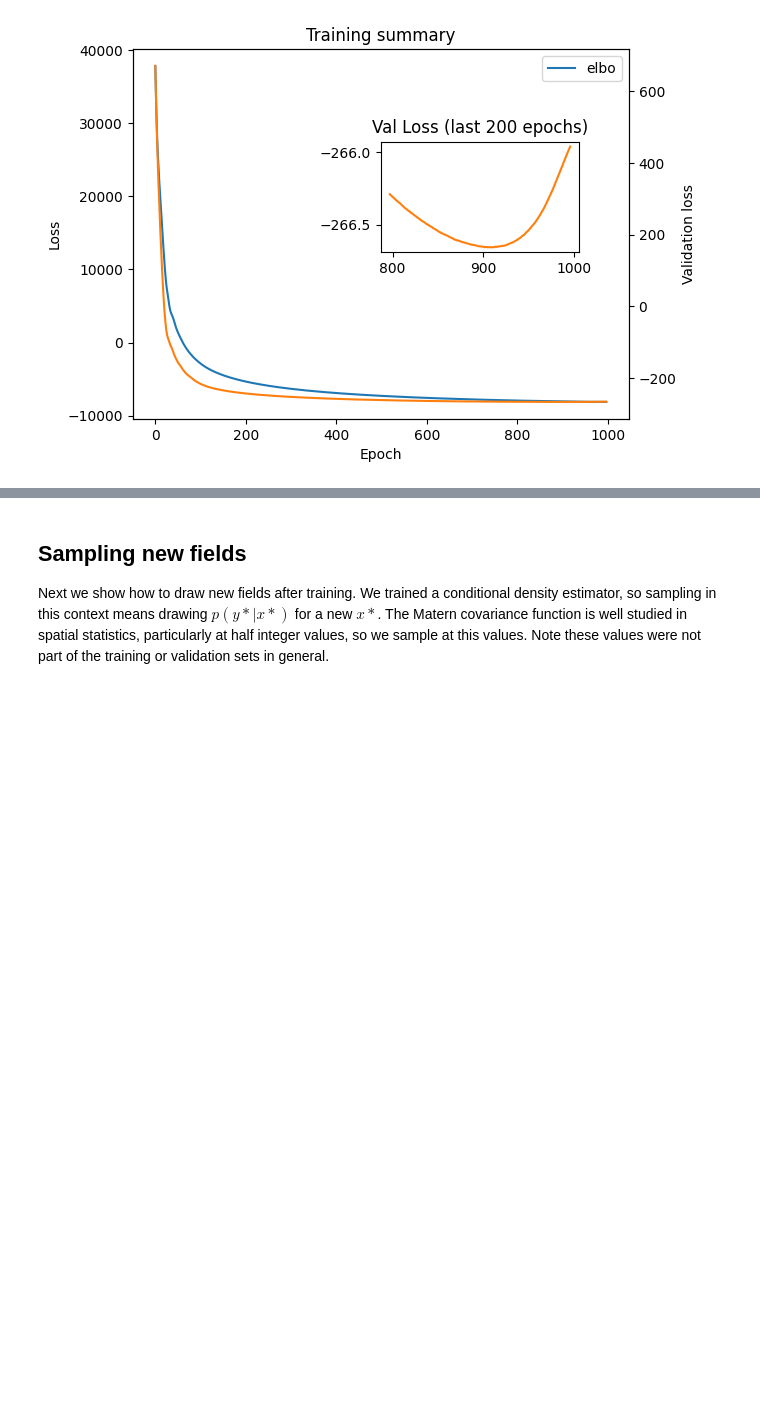
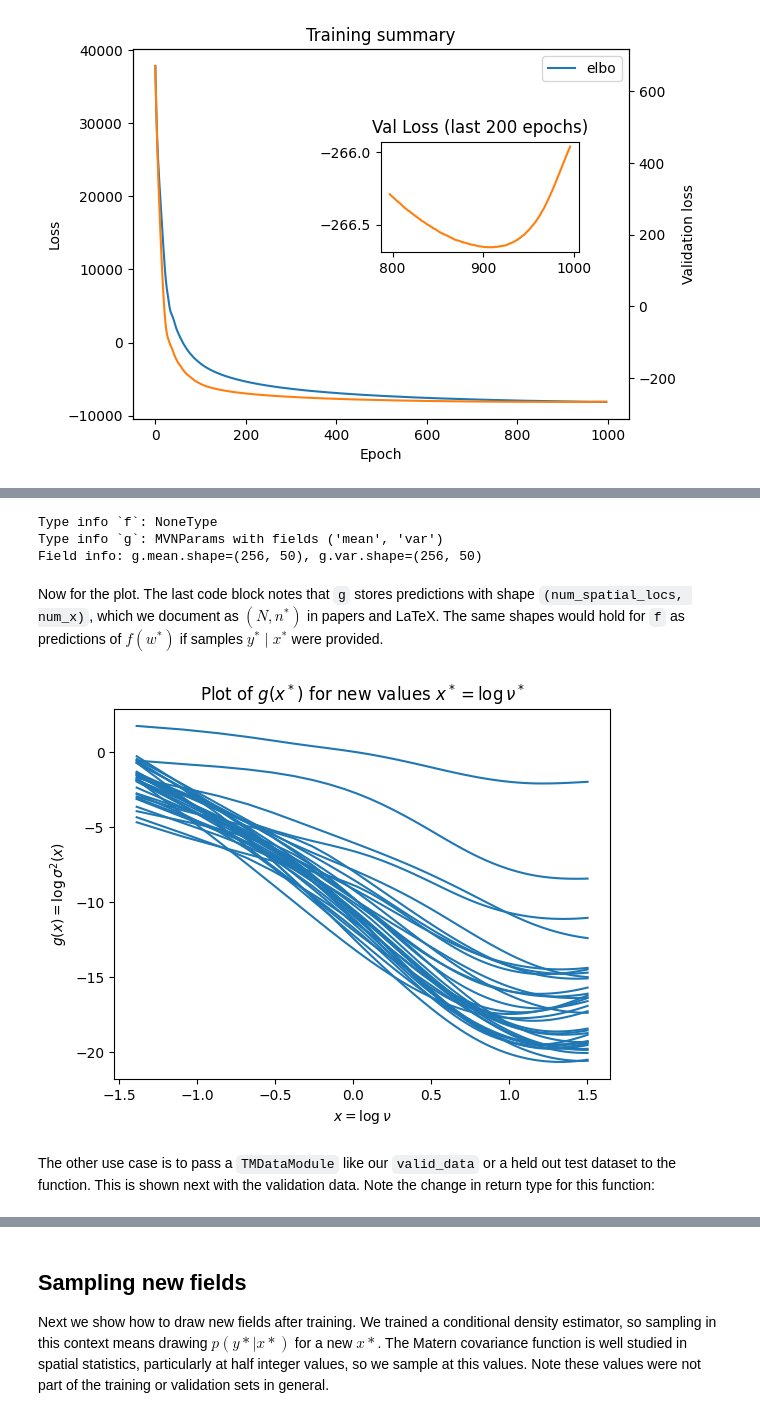
Before and after one commit to katzfuss-group/batram-cov, a Jupyter notebook: notebooks/getting-started.ipynb, the cells around one changed output, grey strips where cells are left out. Drawn from its saved outputs; the diff is of its cells as text; code cells hidden in the pictures; blank space fills up the shorter version.

```diff
--- a/notebooks/getting-started.ipynb
+++ b/notebooks/getting-started.ipynb
@@ -315,0 +328,40 @@ plt.show()
+# %%
+xs = np.log(np.linspace(0.25, 4.5)).reshape(-1, 1)
+
+# NOTE: The return type here is a tuple of 'MVNParam | None, MVNParam'.
+# The 'NoneType' arises when we do not supply y values to the function.
+# Calls to this function must pass by name (x=xs) because it dispatches
+# to multiple internal functions for this behavior. The NoneType we assert
+# for f confirms that we do not receive data for `f` when no response/y value
+# was provided here.
+f, g = model.predict_fs_and_gs(x=xs)
+
+# Assert statements are useful for confirming types (to a language server).
+# We can explicitly print them also:
+assert f is None, f"{type(f).__name__}"
+print(f"Type info `f`: {type(f).__name__}")
+
+# Now info for g: Note that f and g store data in (num_spatial_locs, num_x).
+print(f"Type info `g`: {type(g).__name__} with fields {g._fields}")
+print(f"Field info: {g.mean.shape=}, {g.var.shape=}")
+# %% [output]
+Type info `f`: NoneType
+Type info `g`: MVNParams with fields ('mean', 'var')
+Field info: g.mean.shape=(256, 50), g.var.shape=(256, 50)
+# %% [markdown]
+Now for the plot. The last code block notes that `g` stores predictions
+with shape `(num_spatial_locs, num_x)`, which we document as $(N, n^*)$
+in papers and LaTeX. The same shapes would hold for `f` as predictions
+of $f(w^*)$ if samples $y^* \mid x^*$ were provided.
+# %%
+plt.plot(xs.squeeze(), g.mean[::8].T, 'C0')
+plt.title(r"Plot of $g(x^*)$ for new values $x^* = \log \nu^*$")
+plt.xlabel(r"$x = \log \nu$")
+plt.ylabel(r"$g(x) = \log \sigma^2(x)$")
+plt.show()
+# %% [output]
+[figure, added]
+# %% [markdown]
+The other use case is to pass a `TMDataModule` like our `valid_data` or a held
+out test dataset to the function. This is shown next with the validation data.
+Note the change in return type for this function:
```
Also changed, not shown: parts of 6 cells of this notebook, 6 other files.
